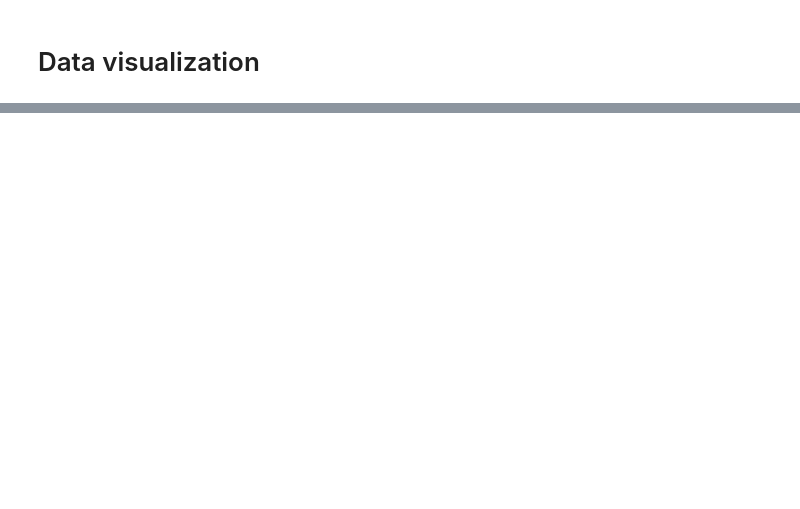
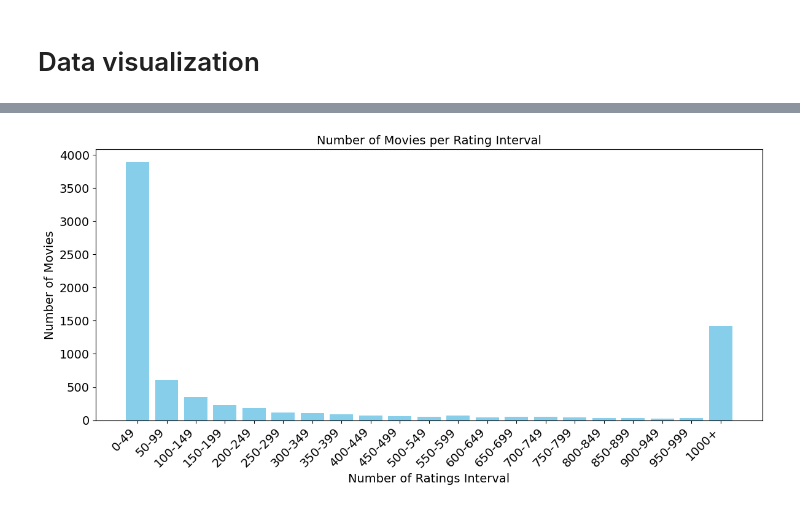
Before and after one commit to vmhieu51204/Movies-Recommendation-System, a Jupyter notebook: notebooks/eda/data_viz.ipynb, the cells around one changed output, grey strips where cells are left out. Drawn from its saved outputs; the diff is of its cells as text; code cells hidden in the pictures; blank space fills up the shorter version.

```diff
--- a/notebooks/eda/data_viz.ipynb
+++ b/notebooks/eda/data_viz.ipynb
@@ -92,0 +114,53 @@ plt.show()
+# %%
+import pandas as pd
+import matplotlib.pyplot as plt
+
+# Step 1: Count number of ratings per movie
+movie_rating_counts = ratings.groupby('movieId')['rating'].count().reset_index()
+movie_rating_counts.rename(columns={'rating': 'num_ratings'}, inplace=True)
+
+# Step 2: Define bins for number of ratings up to 1000
+bins = list(range(0, 1001, 50))  # [0, 50, ..., 1000]
+labels = [f'{i}-{i+49}' for i in bins[:-1]]
+
+# Step 3: Bin movies with 0–999 ratings
+movie_rating_counts['rating_interval'] = pd.cut(
+    movie_rating_counts['num_ratings'],
+    bins=bins,
+    labels=labels,
+    right=False
+)
+
+# Step 4: Count movies in each interval
+movies_per_interval = movie_rating_counts.groupby('rating_interval')['movieId'].count().reset_index()
+movies_per_interval.rename(columns={'movieId': 'num_movies'}, inplace=True)
+
+# Step 5: Add a row for movies with >1000 ratings
+num_movies_over_1000 = (movie_rating_counts['num_ratings'] > 1000).sum()
+over_1000_row = pd.DataFrame([{'rating_interval': '1000+', 'num_movies': num_movies_over_1000}])
+movies_per_interval = pd.concat([movies_per_interval, over_1000_row], ignore_index=True)
+
+# Step 6: Sort intervals correctly for plotting
+def get_sort_key(interval):
+    if interval == '1000+':
+        return float('inf')  # Push this to the end
+    return int(str(interval).split('-')[0])
+
+movies_per_interval['sort_order'] = movies_per_interval['rating_interval'].apply(get_sort_key)
+movies_per_interval = movies_per_interval.sort_values('sort_order').drop(columns='sort_order')
+
+# Step 7: Plot the distribution
+plt.figure(figsize=(12, 6))
+plt.bar(movies_per_interval['rating_interval'], movies_per_interval['num_movies'], color='skyblue')
+
+plt.xlabel('Number of Ratings Interval', fontsize=14)
+plt.ylabel('Number of Movies', fontsize=14)
+plt.title('Number of Movies per Rating Interval', fontsize=14)
+
+plt.xticks(rotation=45, ha='right', fontsize=14)
+plt.yticks(fontsize=14)
+plt.tight_layout()
+plt.savefig('3.png')
+plt.show()
+# %% [output]
+[figure, added]
```
Also changed, not shown: parts of 6 cells of this notebook, 5 other files.
